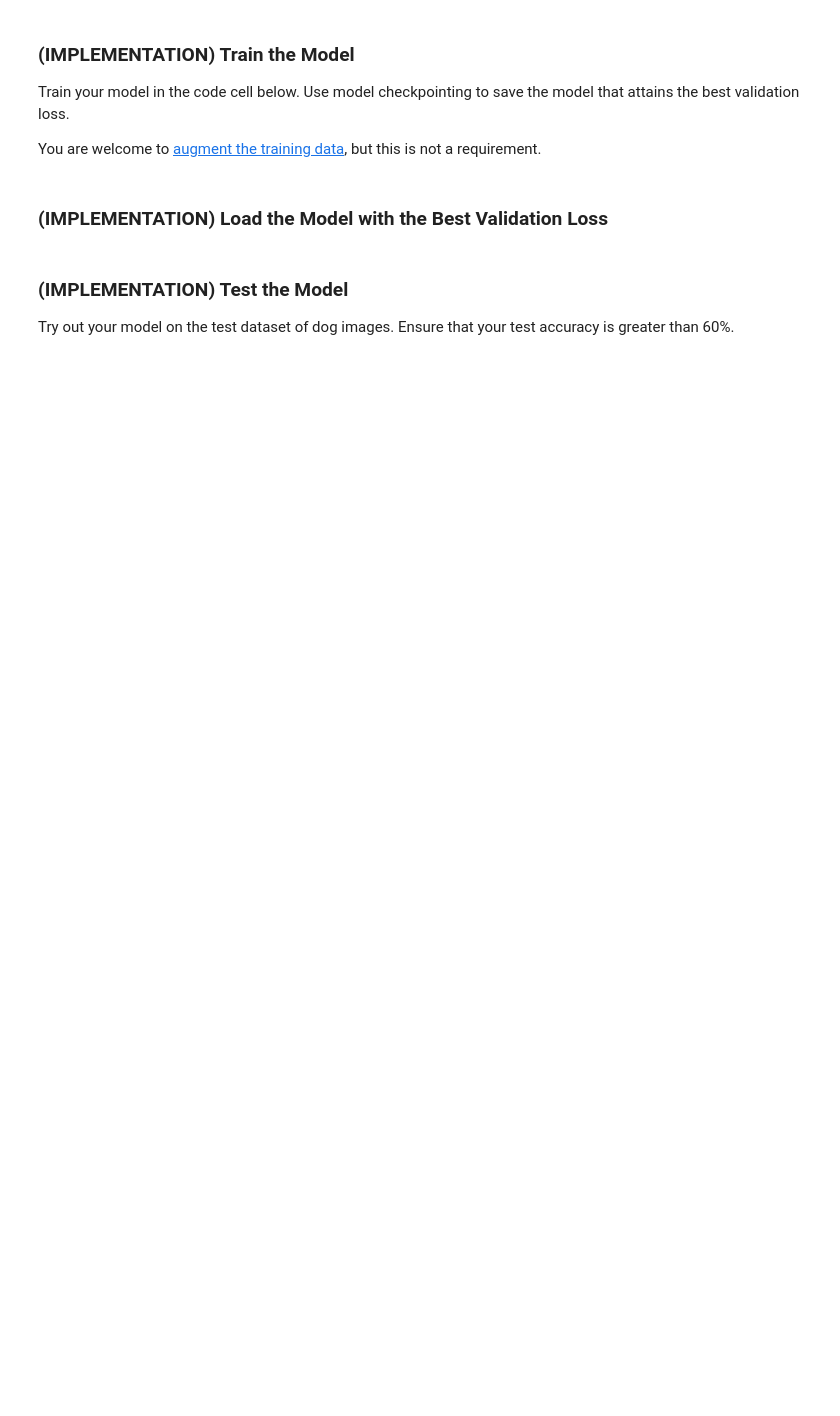
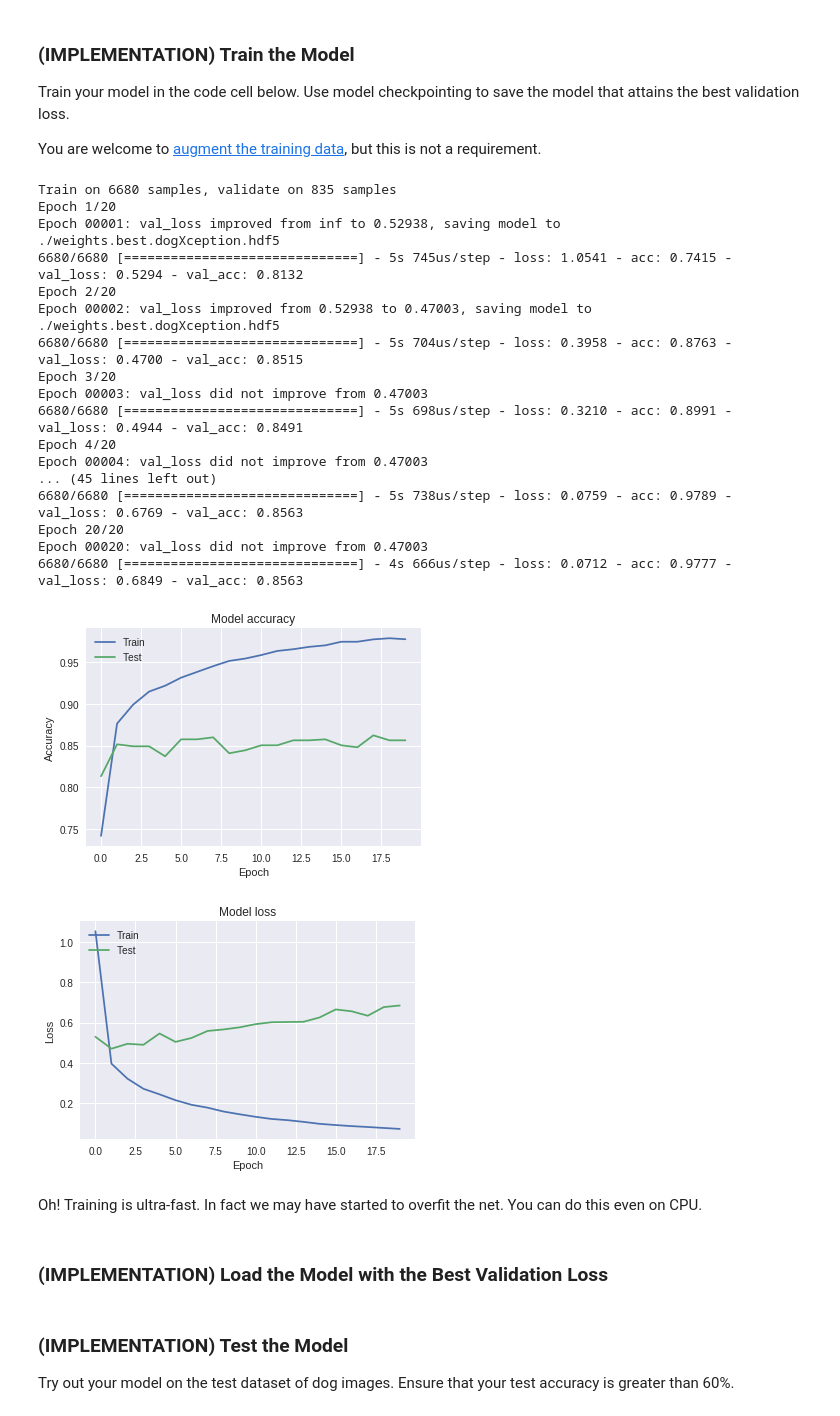
Before and after one commit to david-sterling/Udacity_DL_dogbreed_recognition, a Jupyter notebook: Dog_breed_classifier.ipynb, the cells around one changed output. Cells and saved outputs as stored; diff of their text form; code cells hidden in the pictures; blank space fills up the shorter version.

```diff
--- a/Dog_breed_classifier.ipynb
+++ b/Dog_breed_classifier.ipynb
@@ -774,0 +885,11 @@ __Answer:__
+# %%
+### TODO: Compile the model.
+
+#rn50tl_model.compile(loss='categorical_crossentropy', optimizer='rmsprop', metrics=['accuracy'])
+
+#rn50tl_model.summary()
+
+
+dogXception_model.compile(loss='categorical_crossentropy', optimizer='rmsprop', metrics=['accuracy'])
+
+dogXception_model.summary()
@@ -783,3 +914,60 @@ You are welcome to [augment the training data](https://blog.keras.io/building-po
+# %%
+### TODO: Train the model.
+
+#from keras.callbacks import ModelCheckpoint
+#checkpointer = ModelCheckpoint(filepath='./weights.best.restnet50tl.hdf5',
+                               #verbose=1, save_best_only=True)
+
+#rn50tl_model.fit(train_ResNet50, train_targets, validation_data=(valid_ResNet50, valid_targets),epochs=20, batch_size=20, callbacks=[checkpointer], verbose=1)
+
+from keras.callbacks import ModelCheckpoint
+checkpointer = ModelCheckpoint(filepath='./weights.best.dogXception.hdf5',verbose=1,save_best_only=True)
+
+history_xception = dogXception_model.fit(train_DogXception, train_targets, validation_data=(valid_DogXception, valid_targets),epochs=20, batch_size=20, callbacks=[checkpointer], verbose=1)
+import matplotlib.pyplot as plt
+
+
+#Code from https://keras.io/visualization/
+
+# Plot training & validation accuracy values
+plt.plot(history_xception.history['acc'])
+plt.plot(history_xception.history['val_acc'])
+plt.title('Model accuracy')
+plt.ylabel('Accuracy')
+plt.xlabel('Epoch')
+plt.legend(['Train', 'Test'], loc='upper left')
+plt.show()
+
+# Plot training & validation loss values
+plt.plot(history_xception.history['loss'])
+plt.plot(history_xception.history['val_loss'])
+plt.title('Model loss')
+plt.ylabel('Loss')
+plt.xlabel('Epoch')
+plt.legend(['Train', 'Test'], loc='upper left')
+plt.show()
+# %% [output]
+Train on 6680 samples, validate on 835 samples
+Epoch 1/20
+Epoch 00001: val_loss improved from inf to 0.52938, saving model to ./weights.best.dogXception.hdf5
+6680/6680 [==============================] - 5s 745us/step - loss: 1.0541 - acc: 0.7415 - val_loss: 0.5294 - val_acc: 0.8132
+Epoch 2/20
+Epoch 00002: val_loss improved from 0.52938 to 0.47003, saving model to ./weights.best.dogXception.hdf5
+6680/6680 [==============================] - 5s 704us/step - loss: 0.3958 - acc: 0.8763 - val_loss: 0.4700 - val_acc: 0.8515
+Epoch 3/20
+Epoch 00003: val_loss did not improve from 0.47003
+6680/6680 [==============================] - 5s 698us/step - loss: 0.3210 - acc: 0.8991 - val_loss: 0.4944 - val_acc: 0.8491
+Epoch 4/20
+Epoch 00004: val_loss did not improve from 0.47003
+... (45 lines left out)
+6680/6680 [==============================] - 5s 738us/step - loss: 0.0759 - acc: 0.9789 - val_loss: 0.6769 - val_acc: 0.8563
+Epoch 20/20
+Epoch 00020: val_loss did not improve from 0.47003
+6680/6680 [==============================] - 4s 666us/step - loss: 0.0712 - acc: 0.9777 - val_loss: 0.6849 - val_acc: 0.8563
+[figure, added]
+[figure, added]
+# %% [markdown]
+Oh! Training is ultra-fast. In fact we may have started to overfit the net. You can do this even on CPU.
 # %% [markdown]
 ### (IMPLEMENTATION) Load the Model with the Best Validation Loss
 # %%
```
Also changed, not shown: parts of 43 cells of this notebook.
